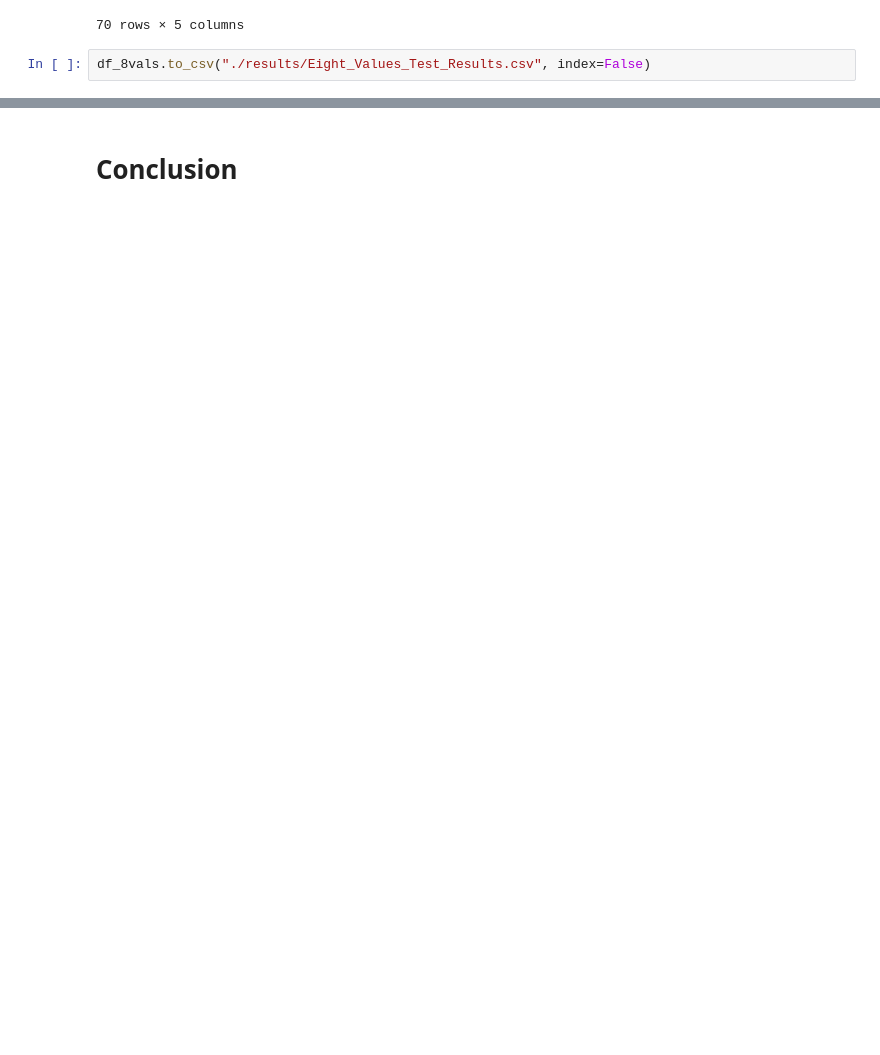
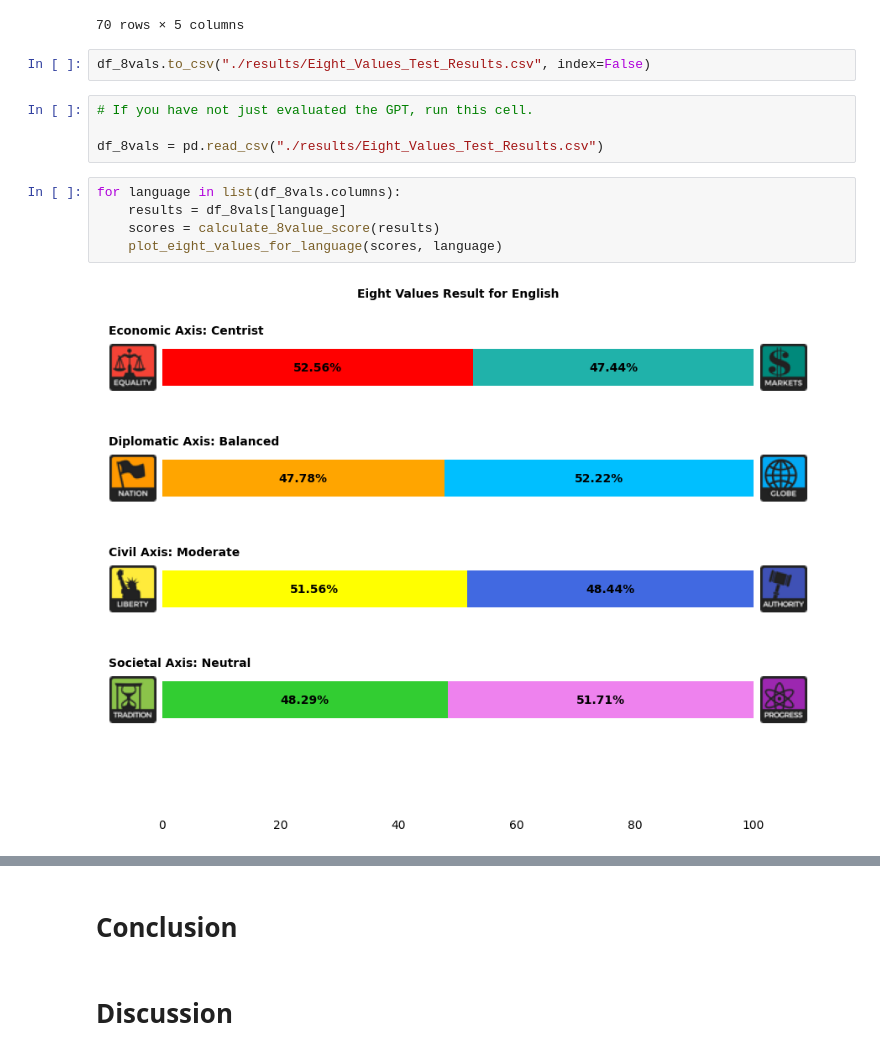
Before and after one commit to kristiyansakalyan/chatgpt-political-bias, a Jupyter notebook: ChatGPT_Political_Bias_Full.ipynb, the cells around one changed output, grey strips where cells are left out. Saved outputs shown, nothing was run; the diff lists cells and outputs as text; blank space fills up the shorter version.

Commit message:
8 Values is done

```diff
--- a/ChatGPT_Political_Bias_Full.ipynb
+++ b/ChatGPT_Political_Bias_Full.ipynb
@@ -319,3 +344,14 @@ df_8vals
 70 rows × 5 columns
 # %%
 df_8vals.to_csv("./results/Eight_Values_Test_Results.csv", index=False)
+# %%
+# If you have not just evaluated the GPT, run this cell.
+
+df_8vals = pd.read_csv("./results/Eight_Values_Test_Results.csv")
+# %%
+for language in list(df_8vals.columns):
+    results = df_8vals[language]
+    scores = calculate_8value_score(results)
+    plot_eight_values_for_language(scores, language)
+# %% [output]
+[figure, added]
@@ -322,2 +362,4 @@ df_8vals.to_csv("./results/Eight_Values_Test_Results.csv", index=False)
 # %% [markdown]
 # Conclusion
+# %% [markdown]
+# Discussion
```
Also changed, not shown: parts of 10 cells of this notebook, 17 other files.
